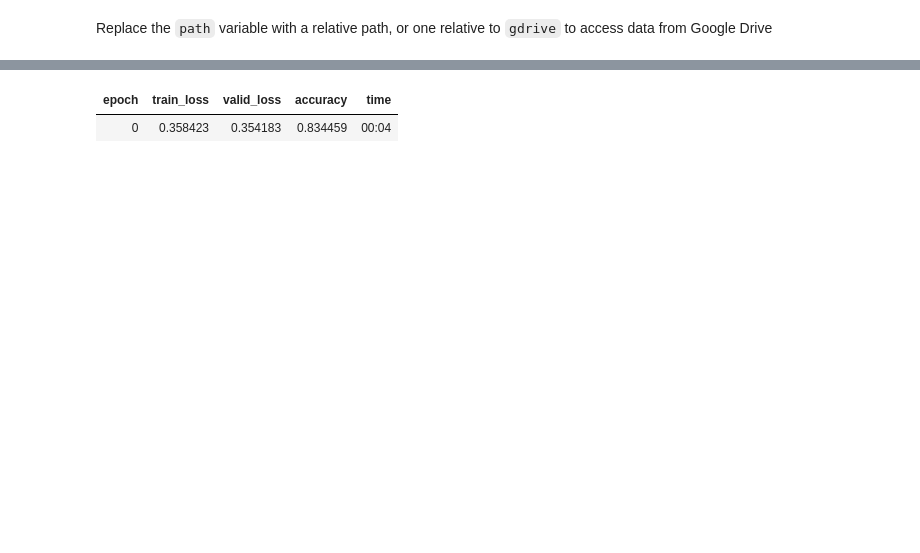
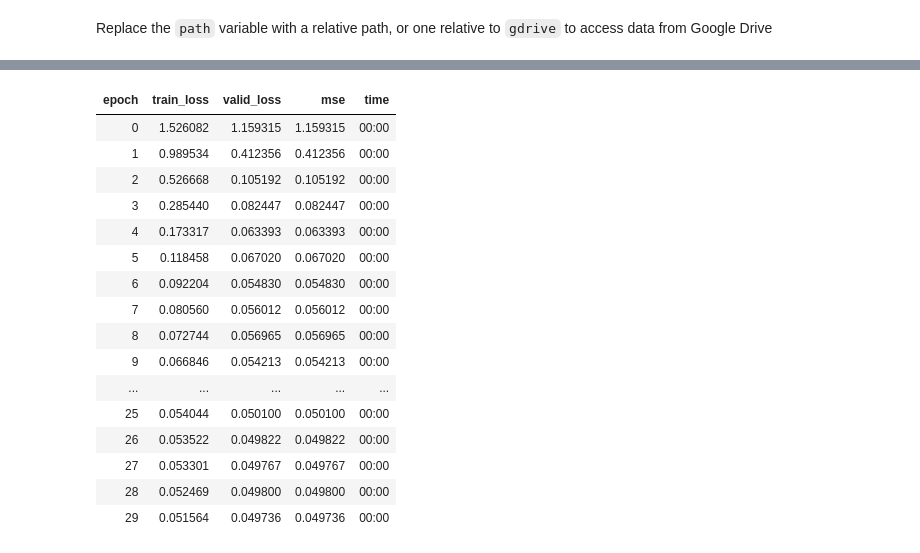
Before and after one commit to elliotkantor/ParkinsonsData, a Jupyter notebook: neural_train.ipynb, the cells around one changed output, grey strips where cells are left out. Drawn from its saved outputs; the diff is of its cells as text; code cells hidden in the pictures; blank space fills up the shorter version.

Commit message:
Updated neural for data in drive

```diff
--- a/neural_train.ipynb
+++ b/neural_train.ipynb
@@ -14,6 +13,6 @@ Mounted at /content/gdrive
 Replace the `path` variable with a relative path, or one relative to `gdrive` to access data from Google Drive
 # %%
 # following tutorial from: https://docs.fast.ai/tutorial.tabular.html
-path = untar_data(URLs.ADULT_SAMPLE)
+path = Path("gdrive/MyDrive/ParkinsonsData")
 path.ls()
 # %% [output]
@@ -33,10 +31,9 @@ df.head()
 # %%
-# update categorical names (one or the other), continuous names (any number or value), and change y_names to be the column you want to predict
+# update categorical names (one or the other), and change y_names to be the column you want to predict
 # also change path and csv name
-dls = TabularDataLoaders.from_csv(path/'adult.csv', path=path, y_names="salary",
-    cat_names = ['workclass', 'education', 'marital-status', 'occupation', 'relationship', 'race'],
-    cont_names = ['age', 'fnlwgt', 'education-num'],
-    procs = [Categorify, FillMissing, Normalize])
+dls = TabularDataLoaders.from_csv(path/'DadDoubleSupport - AiDadMom-2.csv', path=path, y_names="sourceName",
+    cont_names = ['double', 'speed', 'length', 'Asym'],
+    procs = [FillMissing, Normalize])
 # %%
 # visualize data before training
 dls.show_batch()
@@ -55,12 +52,27 @@ dls.show_batch()
 # %%
 # create a model
-learn = tabular_learner(dls, metrics=accuracy)
+learn = tabular_learner(dls, metrics=mse)
 # %%
 # fit for one "epoch" or entire loop of all of the data (change the number and see what happens!)
-learn.fit_one_cycle(1)
+learn.fit_one_cycle(30)
 # %% [output]
-| epoch | train_loss | valid_loss | accuracy | time |
-| 0 | 0.358423 | 0.354183 | 0.834459 | 00:04 |
+| epoch | train_loss | valid_loss | mse | time |
+| 0 | 1.526082 | 1.159315 | 1.159315 | 00:00 |
+| 1 | 0.989534 | 0.412356 | 0.412356 | 00:00 |
+| 2 | 0.526668 | 0.105192 | 0.105192 | 00:00 |
+| 3 | 0.285440 | 0.082447 | 0.082447 | 00:00 |
+| 4 | 0.173317 | 0.063393 | 0.063393 | 00:00 |
+| 5 | 0.118458 | 0.067020 | 0.067020 | 00:00 |
+| 6 | 0.092204 | 0.054830 | 0.054830 | 00:00 |
+| 7 | 0.080560 | 0.056012 | 0.056012 | 00:00 |
+| 8 | 0.072744 | 0.056965 | 0.056965 | 00:00 |
+| 9 | 0.066846 | 0.054213 | 0.054213 | 00:00 |
+| ... | ... | ... | ... | ... |
+| 25 | 0.054044 | 0.050100 | 0.050100 | 00:00 |
+| 26 | 0.053522 | 0.049822 | 0.049822 | 00:00 |
+| 27 | 0.053301 | 0.049767 | 0.049767 | 00:00 |
+| 28 | 0.052469 | 0.049800 | 0.049800 | 00:00 |
+| 29 | 0.051564 | 0.049736 | 0.049736 | 00:00 |
 # %%
 # see predicted vs real results in new column
 learn.show_results()
```
Also changed, not shown: parts of 12 cells of this notebook.
